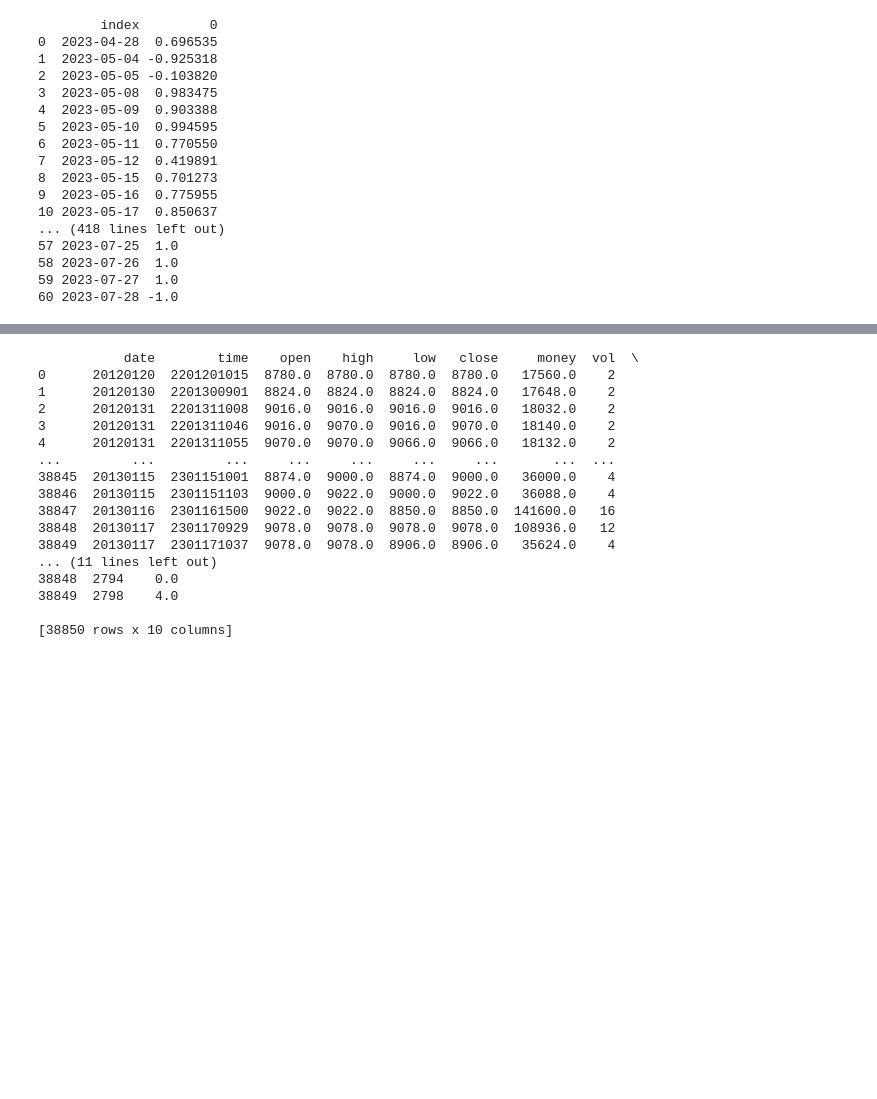
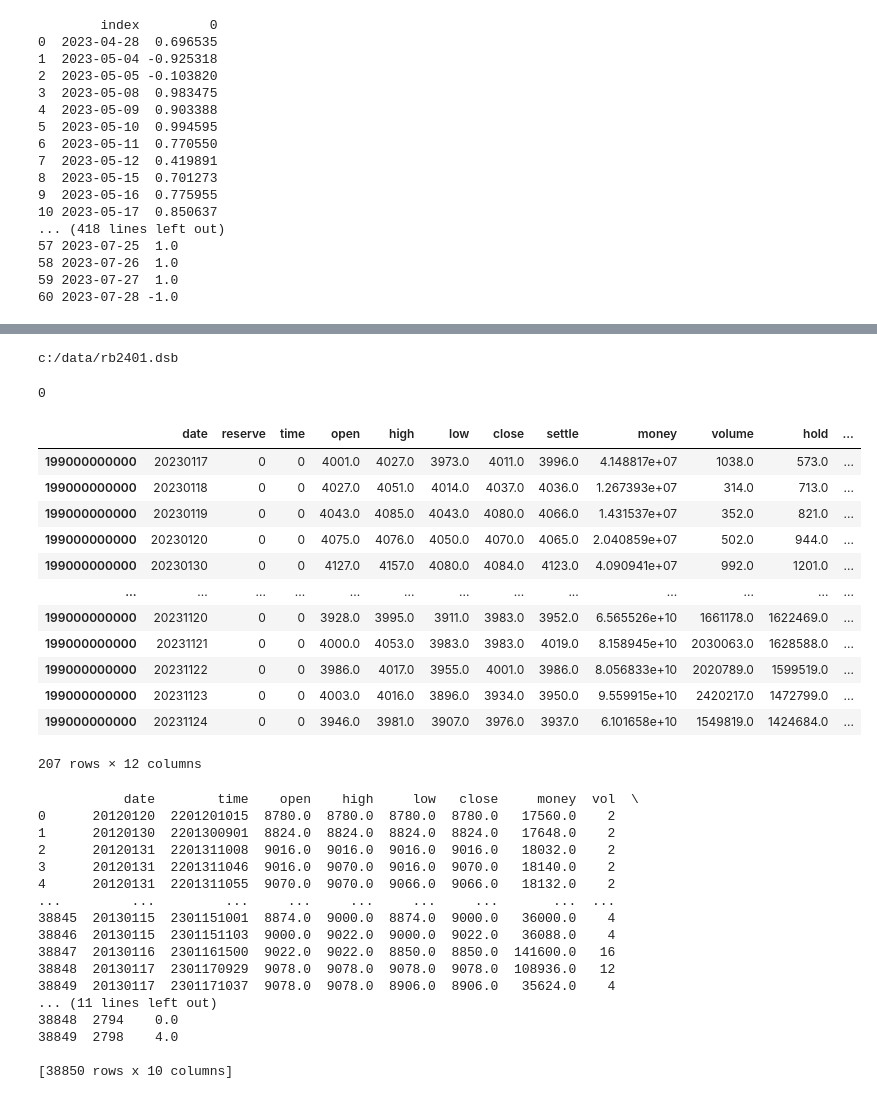
Before and after one commit to harvey1673/pyktrader3, a Jupyter notebook: bktest/data conversion to wtpy.ipynb, the cells around one changed output, grey strips where cells are left out. Cells and saved outputs as stored; diff of their text form; code cells hidden in the pictures; blank space fills up the shorter version.

```diff
--- a/bktest/data conversion to wtpy.ipynb
+++ b/bktest/data conversion to wtpy.ipynb
@@ -137,3 +177,38 @@ curr_df.tail(10)
+# %%
+df = curr_df[['date', 'reserve', 'time', 'open', 'high', 'low', 'close', 'settle', 'money', 'volume', 'hold', 'diff']]
+folder_loc = 'c:/data'
+period = 'day'
+contract = cont
+filename = f'{folder_loc}/{contract}.dsb'
+print(filename)
+dtHelper = WtDataHelper()
+
+BUFFER = WTSBarStruct*len(df)
+buffer = BUFFER()
+df.apply(assign, buffer=buffer)
+#pathlib.Path(folder_loc).mkdir(parents=True, exist_ok=True)
+dtHelper.store_bars(barFile=filename, firstBar=buffer, count=len(df), period=period)
+
+#save_bars_to_dsb(curr_df, cont, folder_loc = 'c:/dev/data', period = period)
+# %% [output]
+c:/data/rb2401.dsb
+0
+# %%
+df
+# %% [output]
+|  | date | reserve | time | open | high | low | close | settle | money | volume | hold | ... |
+| 199000000000 | 20230117 | 0 | 0 | 4001.0 | 4027.0 | 3973.0 | 4011.0 | 3996.0 | 4.148817e+07 | 1038.0 | 573.0 | ... |
+| 199000000000 | 20230118 | 0 | 0 | 4027.0 | 4051.0 | 4014.0 | 4037.0 | 4036.0 | 1.267393e+07 | 314.0 | 713.0 | ... |
+| 199000000000 | 20230119 | 0 | 0 | 4043.0 | 4085.0 | 4043.0 | 4080.0 | 4066.0 | 1.431537e+07 | 352.0 | 821.0 | ... |
+| 199000000000 | 20230120 | 0 | 0 | 4075.0 | 4076.0 | 4050.0 | 4070.0 | 4065.0 | 2.040859e+07 | 502.0 | 944.0 | ... |
+| 199000000000 | 20230130 | 0 | 0 | 4127.0 | 4157.0 | 4080.0 | 4084.0 | 4123.0 | 4.090941e+07 | 992.0 | 1201.0 | ... |
+| ... | ... | ... | ... | ... | ... | ... | ... | ... | ... | ... | ... | ... |
+| 199000000000 | 20231120 | 0 | 0 | 3928.0 | 3995.0 | 3911.0 | 3983.0 | 3952.0 | 6.565526e+10 | 1661178.0 | 1622469.0 | ... |
+| 199000000000 | 20231121 | 0 | 0 | 4000.0 | 4053.0 | 3983.0 | 3983.0 | 4019.0 | 8.158945e+10 | 2030063.0 | 1628588.0 | ... |
+| 199000000000 | 20231122 | 0 | 0 | 3986.0 | 4017.0 | 3955.0 | 4001.0 | 3986.0 | 8.056833e+10 | 2020789.0 | 1599519.0 | ... |
+| 199000000000 | 20231123 | 0 | 0 | 4003.0 | 4016.0 | 3896.0 | 3934.0 | 3950.0 | 9.559915e+10 | 2420217.0 | 1472799.0 | ... |
+| 199000000000 | 20231124 | 0 | 0 | 3946.0 | 3981.0 | 3907.0 | 3976.0 | 3937.0 | 6.101658e+10 | 1549819.0 | 1424684.0 | ... |
+207 rows × 12 columns
 # %%
 sdate = datetime.date(2000,1,1)
 edate = datetime.date(2022,9,30)
```
Also changed, not shown: parts of 8 cells of this notebook, 7 other files.
